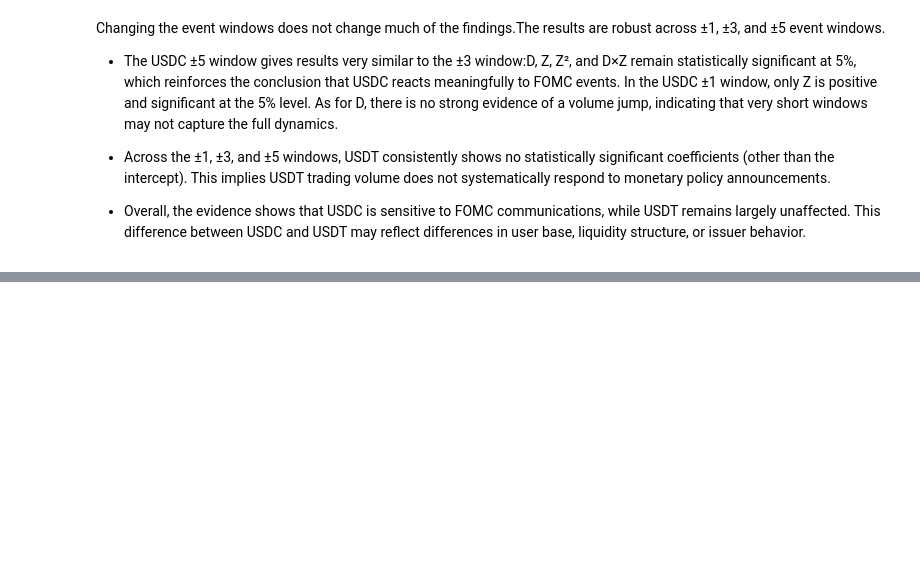
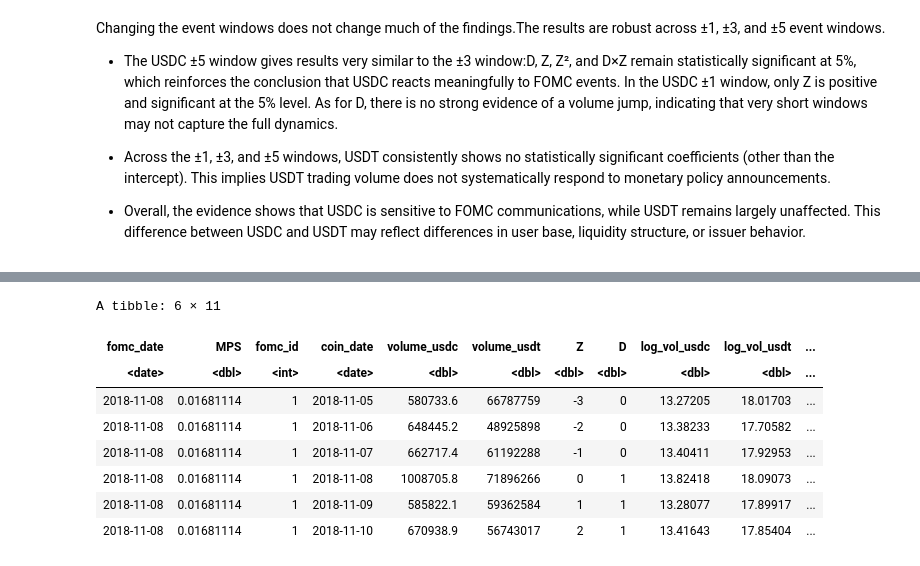
Before and after one commit to Speculatorrr/Stablecoin, a Jupyter notebook: project.ipynb, the cells around one changed output, grey strips where cells are left out. Cells and saved outputs as stored; diff of their text form; code cells hidden in the pictures; blank space fills up the shorter version.

```diff
--- a/project.ipynb
+++ b/project.ipynb
@@ -484,0 +497,12 @@ In the USDC ±1 window, only Z is positive and significant at the 5% level. As f
+# %%
+head(rd_df)
+# %% [output]
+A tibble: 6 × 11
+| fomc_date | MPS | fomc_id | coin_date | volume_usdc | volume_usdt | Z | D | log_vol_usdc | log_vol_usdt | ... |
+| <date> | <dbl> | <int> | <date> | <dbl> | <dbl> | <dbl> | <dbl> | <dbl> | <dbl> | ... |
+| 2018-11-08 | 0.01681114 | 1 | 2018-11-05 | 580733.6 | 66787759 | -3 | 0 | 13.27205 | 18.01703 | ... |
+| 2018-11-08 | 0.01681114 | 1 | 2018-11-06 | 648445.2 | 48925898 | -2 | 0 | 13.38233 | 17.70582 | ... |
+| 2018-11-08 | 0.01681114 | 1 | 2018-11-07 | 662717.4 | 61192288 | -1 | 0 | 13.40411 | 17.92953 | ... |
+| 2018-11-08 | 0.01681114 | 1 | 2018-11-08 | 1008705.8 | 71896266 | 0 | 1 | 13.82418 | 18.09073 | ... |
+| 2018-11-08 | 0.01681114 | 1 | 2018-11-09 | 585822.1 | 59362584 | 1 | 1 | 13.28077 | 17.89917 | ... |
+| 2018-11-08 | 0.01681114 | 1 | 2018-11-10 | 670938.9 | 56743017 | 2 | 1 | 13.41643 | 17.85404 | ... |
```
Also changed, not shown: parts of 4 cells of this notebook.
